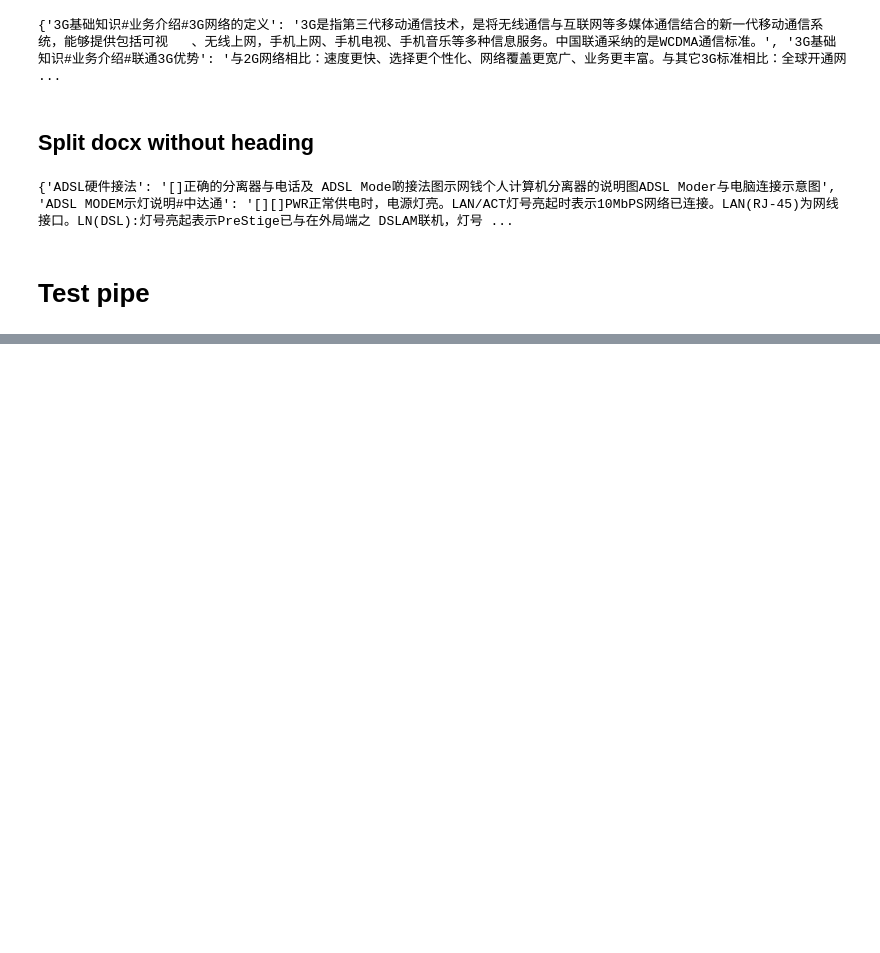
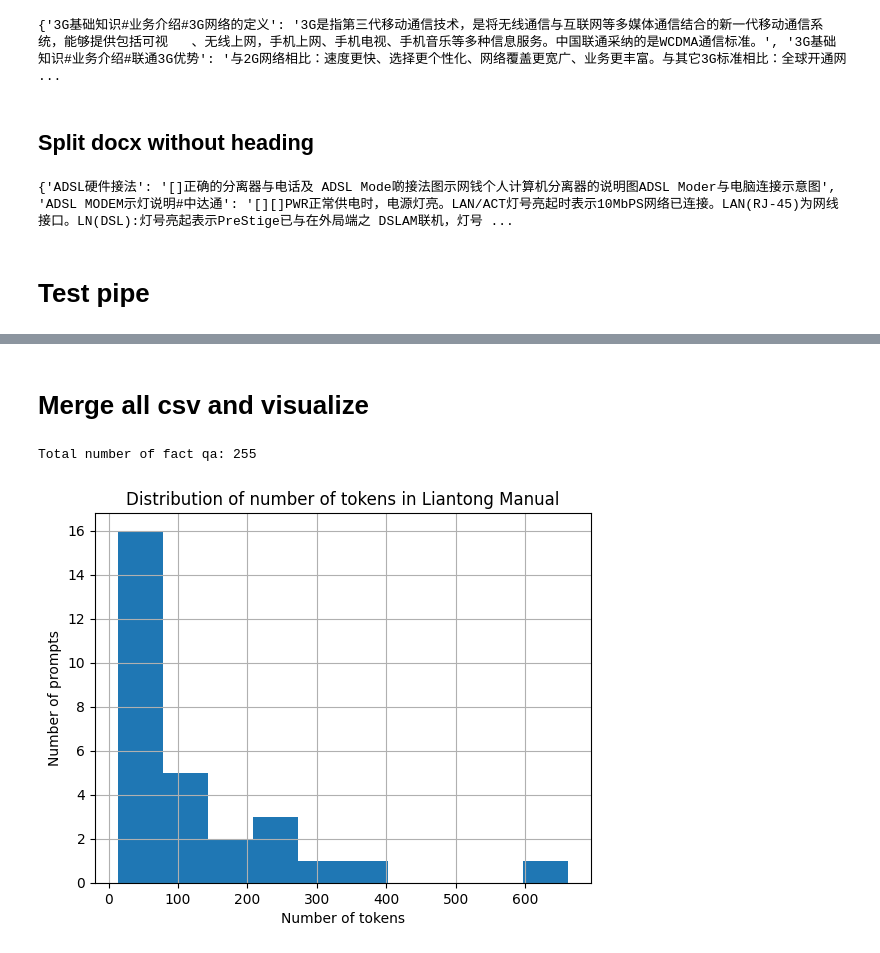
Before and after one commit to wangtz19/network-dataset, a Jupyter notebook: docx.ipynb, the cells around one changed output, grey strips where cells are left out. Saved outputs shown, nothing was run; the diff lists cells and outputs as text; code cells hidden in the pictures; blank space fills up the shorter version.

```diff
--- a/docx.ipynb
+++ b/docx.ipynb
@@ -331,0 +323,2 @@ Explicitly passing a `revision` is encouraged when loading a model with custom c
+# %% [markdown]
+# Merge all csv and visualize
@@ -331,0 +329,20 @@ Explicitly passing a `revision` is encouraged when loading a model with custom c
+# %%
+csv_file_list = list(filter(lambda x: x.endswith(".csv"), os.listdir("docx")))
+total_df = pd.DataFrame()
+for filename in csv_file_list:
+    df = pd.read_csv(os.path.join("docx", filename))
+    total_df = pd.concat([total_df, df])
+total_df.to_csv("docx/total.csv", index=False)
+# %%
+print(f"Total number of fact qa: {len(total_df)}")
+# %% [output]
+Total number of fact qa: 255
+# %%
+df[['token_num']].hist()
+# add axis descriptions and title
+plt.xlabel('Number of tokens')
+plt.ylabel('Number of prompts')
+plt.title('Distribution of number of tokens in Liantong Manual')
+plt.show()
+# %% [output]
+[figure, added]
```
Also changed, not shown: parts of 2 cells of this notebook, 2 other files.
